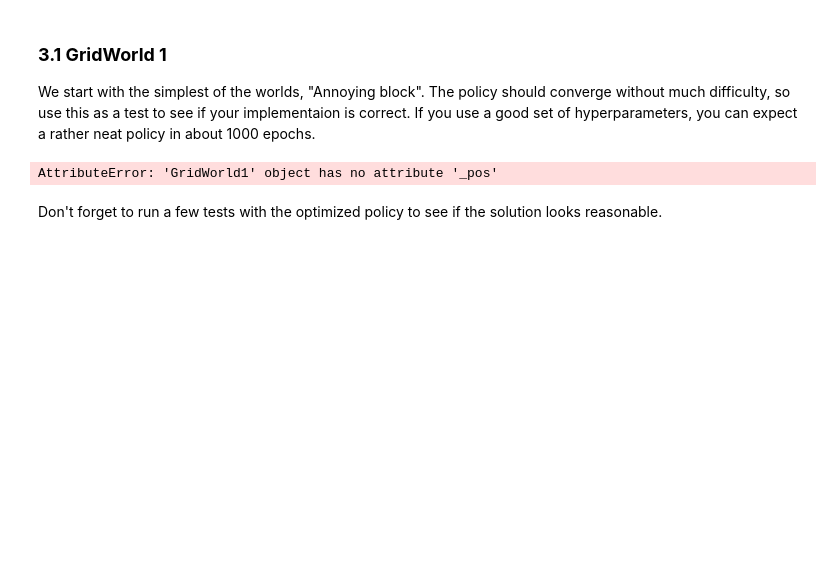
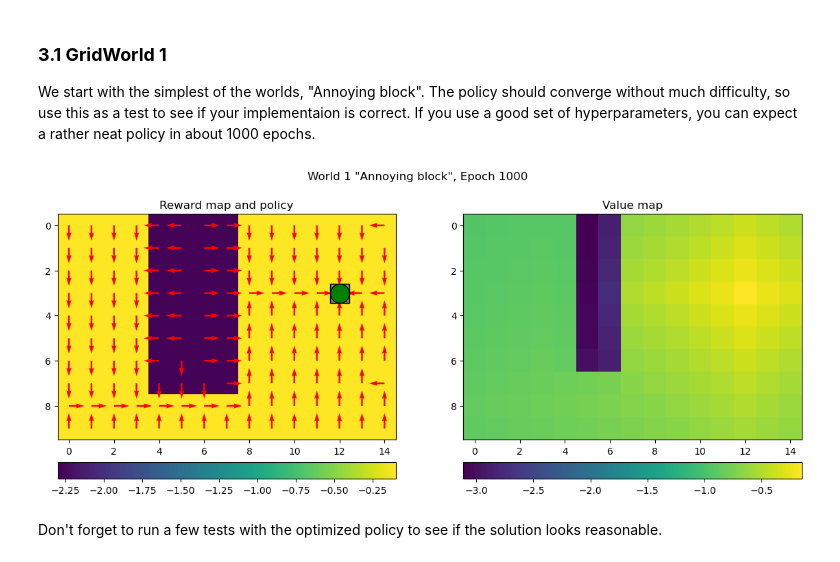
Before and after one commit to hugo-morvan/Neural_Networks, a Jupyter notebook: LabCode/A4_Reinforcement/QLearning.ipynb, the cells around one changed output. Saved outputs shown, nothing was run; the diff lists cells and outputs as text; code cells hidden in the pictures; blank space fills up the shorter version.

```diff
--- a/LabCode/A4_Reinforcement/QLearning.ipynb
+++ b/LabCode/A4_Reinforcement/QLearning.ipynb
@@ -140,17 +140,23 @@ def QLearning(World, params={}):
     Gamma = params["Gamma"]
     ExpRate = params["Eps"]
 
-
     # Initialize the Q-matrix (use the size variables above) with random values
     # #keeping track of the expected reward associated with each action (d,u,r,l -> 4) in each state (one per grid square -> world.getWorldsize)
+    if World.worldNum <= 2:
+        Q = np.random.uniform(low = -0.2, high = -0.1 , size = (WSize[0], WSize[1], num_actions)) # [X * Y * actions] = [X * Y * 4]
+    elif World.worldNum <= 4 :
+        Q = np.random.uniform(low = -0.2, high = -0.1 , size = (WSize[0], WSize[1], num_actions))/10
+    else:
+        Q = np.random.uniform(low = -0.2, high = -0.1 , size = (WSize[0], WSize[1], num_actions))
 
-    Q = np.random.rand(*(WSize[0], WSize[1], num_actions)) # [X * Y * actions] = [X * Y * 4]
 
     for i in range(params["Epochs"]):
 
         #------ Init a start state s ------
+        World.init()
         #Random start (from gridworld.py GridWorld.init())
-        state = tuple([np.random.choice(i-1) for i in WSize])
+        #state = tuple([np.random.choice(i-1) for i in WSize])
+        state, _ = World.getState()
 
         # Limiting the number of steps in an epoch prevents getting stuck in infinite loops
         for k in range(params["MaxSteps"]):
@@ -158,11 +164,12 @@ def QLearning(World, params={}):
             #------ Choose an action a_j (random or greedy with prob Epsilon/ ExpRate) ------
             #May want to explore more in the beginning (large Eps) of the training phase (Epochs) and less towards the end (Scale down ExpRate based on Epochs # ?)
             explore: bool = (np.random.rand(1) < ExpRate) #Explore with prob Eps, else exploit
+            #explore: bool= (np.random(1) < ExpRate *((params["Epochs"]-i)/params["Epochs"])) #proportionaly reduce the expRate as epochs go
 
             #------ Take action a_j and observe reward r and next state s_k+1 ------
-            #choose action strategy
+
             action: str = ""
-            #action = actions[(np.random.choice([0,1,2,3]) if explore else np.armax(Q[X,Y]))] #random if explore, else greedy (optimal)
+            #action = actions[(np.random.choice([0,1,2,3]) if explore else np.argmax(Q[X,Y]))] #random if explore, else greedy (optimal)
 
             if explore:
                 #perform random action (go to random direction)
@@ -170,7 +177,9 @@ def QLearning(World, params={}):
 
             else: #exploit
                 #perform greedy action (go to optimal direction)
-                action = actions[np.armax(Q[state[0],state[1]])] #best action at Q[X,Y]
+                action = actions[np.argmax(Q[state[0],state[1]])] #best action at Q[X,Y]
+
+            #print(f"{action = }")
 
             #Make action
             isValid, reward = World.doAction(action)
@@ -178,14 +187,19 @@ def QLearning(World, params={}):
             # Check state
             next_state, isTerm = World.getState() #state (X,Y)
 
-            if isTerm:
-                reward = 1
 
             #------ Update estimated Q-function ------
             a2Idx = {'Down':0, 'Up':1, 'Right':2, 'Left':3} #Action to Index dictionnary
 
-            #Q[X, Y, a]                        = Q[X, Y, a]  * (1 - LearningRate) + LearningRate * (reward + gamma * max(reward_of_next_step) )
-            Q[state[0],state[1],a2Idx[action]] = Q[state[0],state[1],a2Idx[action]] * (1 - LR) + LR * (reward + Gamma * max(Q[next_state[0],next_state[1]]))
+            #Q[X, Y, a]                        = Q[X, Y, a]  *                        (1 - LearningRate) + LearningRate * (reward + gamma * max(reward_of_next_step) )
+            Q[state[0],state[1],a2Idx[action]] = Q[state[0],state[1],a2Idx[action]] * (1 - LR) + LR * (reward + Gamma * np.max(Q[next_state[0],next_state[1]]))
+
+            #Set new state to next-state for the next iteration:
+            state = next_state
+
+            # Did we find the goal ?
+            if isTerm: break
+
 
         # Update plots with regular intervals
         if ((i+1) % params["DrawInterval"] == 0) or (i == params["Epochs"]-1):
@@ -240,15 +254,14 @@ We start with the simplest of the worlds, "Annoying block". The policy should co
 # %%
 W1 = GridWorld(1)
 
 # --------------------------------------------
 # === Your code here =========================
 # --------------------------------------------
-
-Q1 = QLearning(W1, params={"LR": 0.5, "Gamma": 0.9, "Eps": 0.5, "Epochs": 1000, "MaxSteps": 200, "DrawInterval": 100})
+Q1 = QLearning(W1, params={"LR": 0.9, "Gamma": 0.9, "Eps": 0.7, "Epochs": 1000, "MaxSteps": 200, "DrawInterval": 100})
 
 # ============================================
 # %% [output]
-AttributeError: 'GridWorld1' object has no attribute '_pos'
+[figure, added]
 # %% [markdown]
 Don't forget to run a few tests with the optimized policy to see if the solution looks reasonable.
 # %%
```
Also changed, not shown: parts of 35 cells of this notebook, 1 other file.
